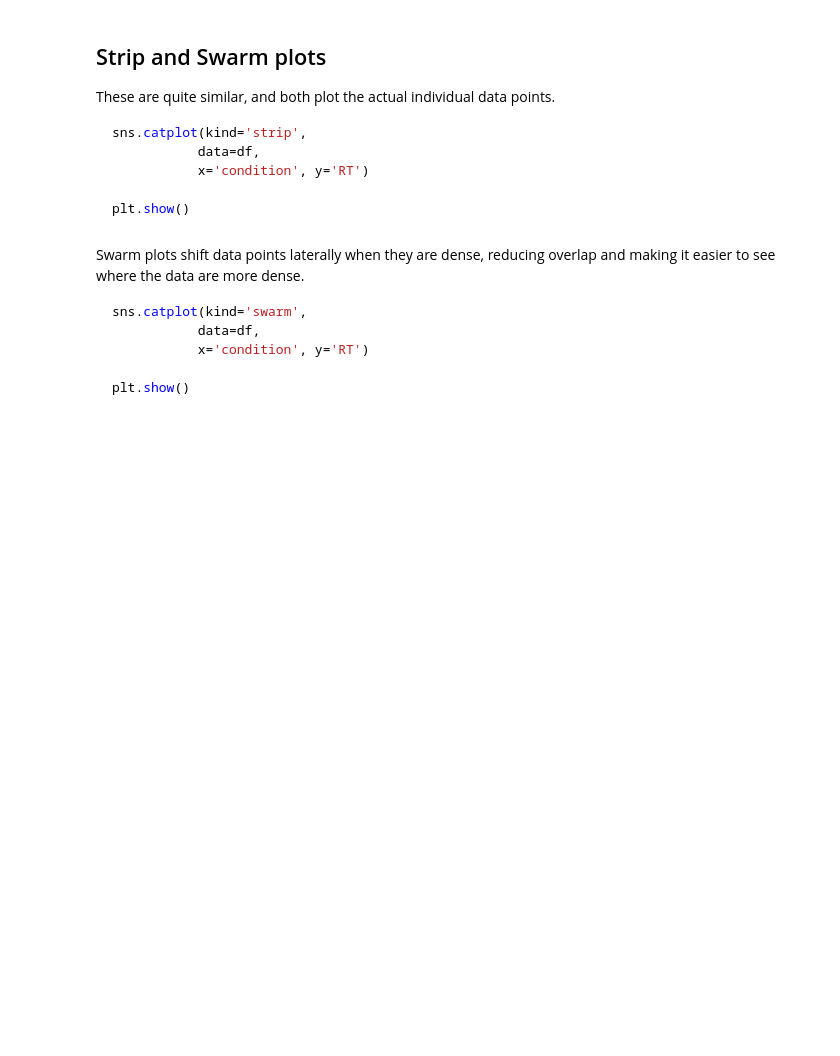
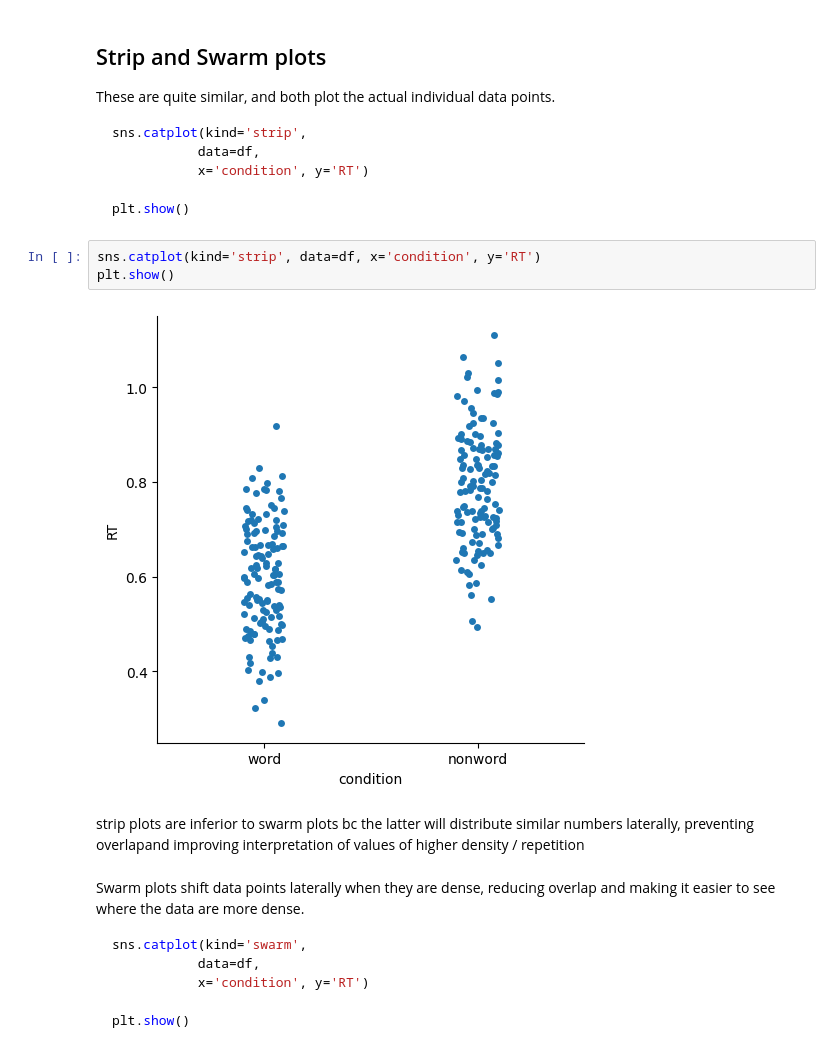
Before and after one commit to dm748329/Visualizing-Data, a Jupyter notebook: 5 - seaborn.ipynb, the cells around one changed output. Cells and saved outputs as stored; diff of their text form; blank space fills up the shorter version.

```diff
--- a/5 - seaborn.ipynb
+++ b/5 - seaborn.ipynb
@@ -412,6 +424,13 @@ sns.catplot(kind='strip',
 
 plt.show()
 ~~~
+# %%
+sns.catplot(kind='strip', data=df, x='condition', y='RT')
+plt.show()
+# %% [output]
+[figure, added]
+# %% [markdown]
+strip plots are inferior to swarm plots bc the latter will distribute similar numbers laterally, preventing overlapand improving interpretation of values of higher density / repetition
 # %% [markdown]
 Swarm plots shift data points laterally when they are dense, reducing overlap and making it easier to see where the data are more dense.
 
```
Also changed, not shown: parts of 8 cells of this notebook.
